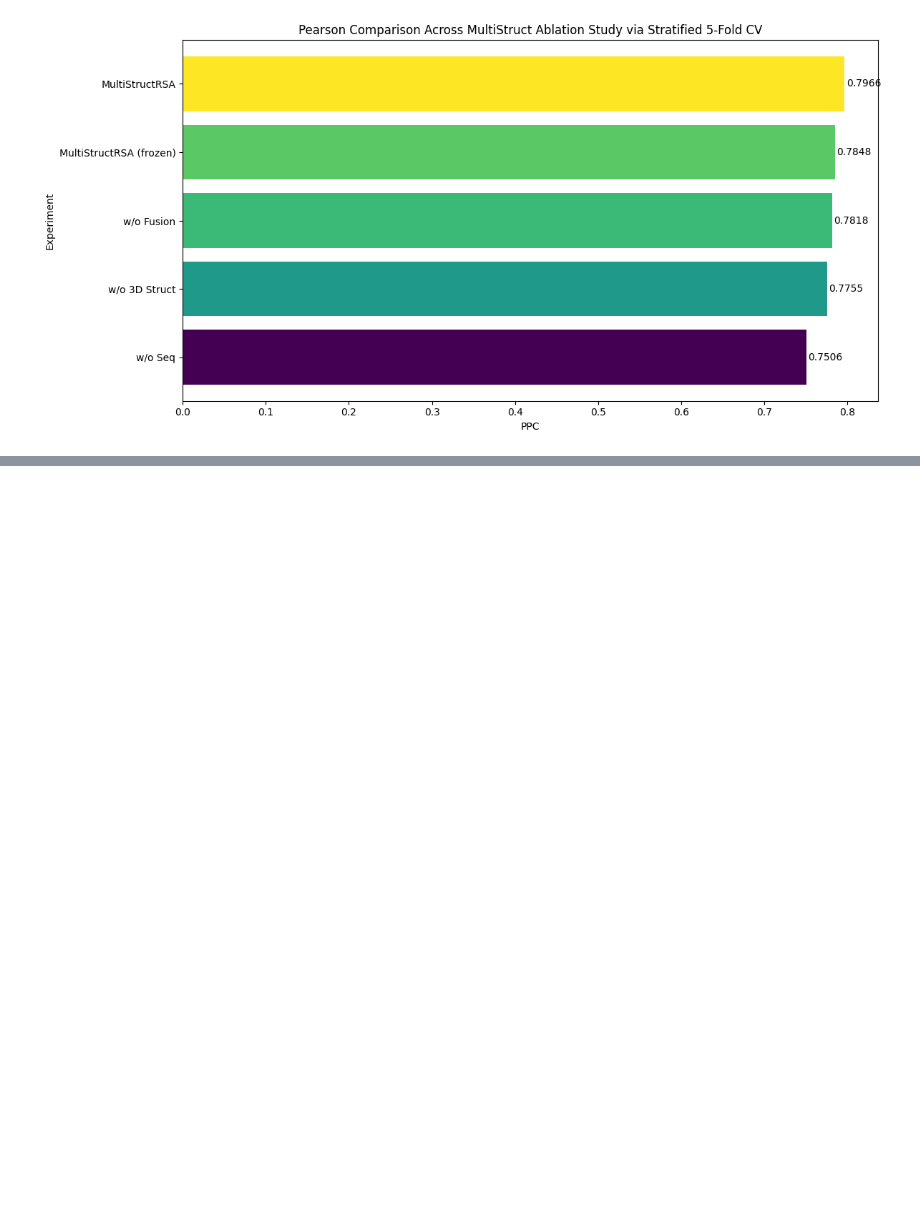
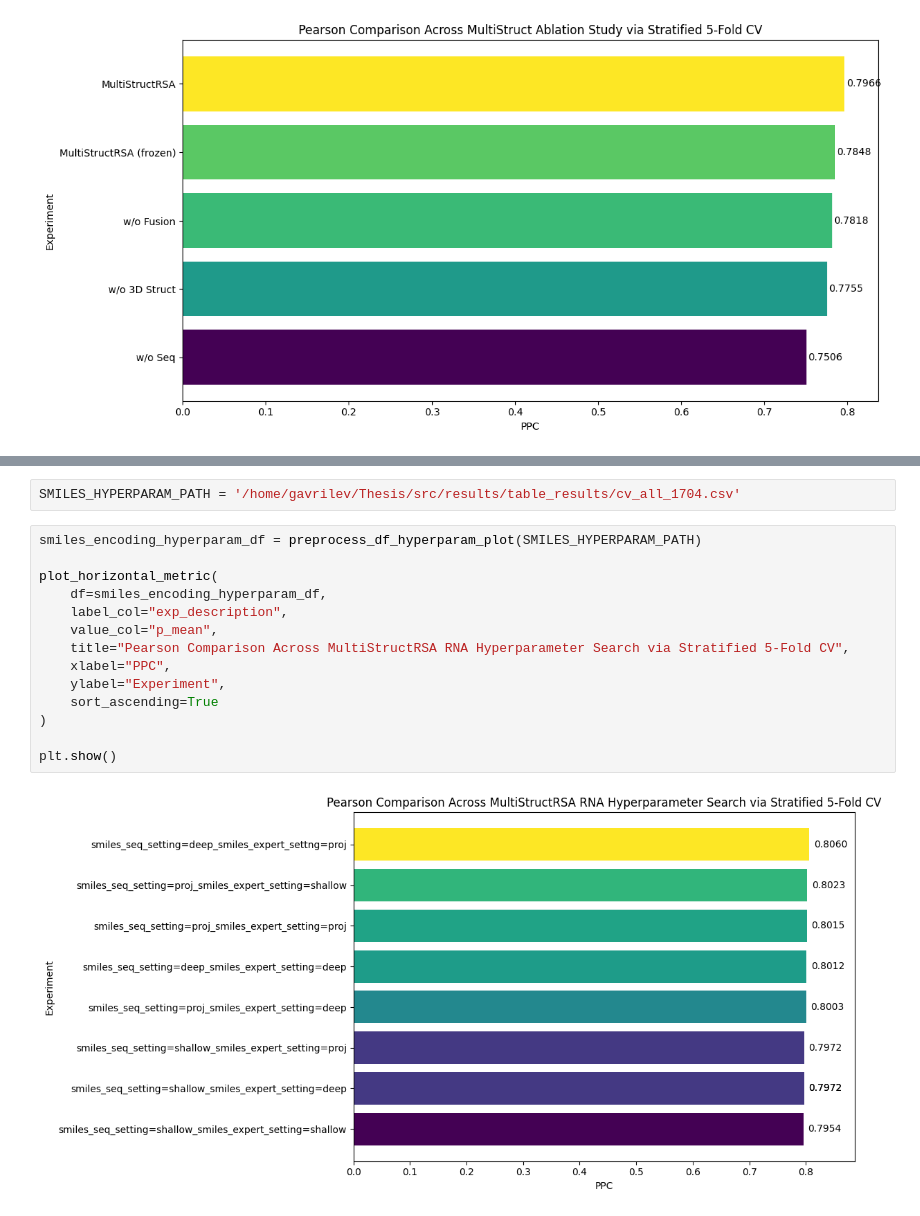
Before and after one commit to Gavision97/MultiStructRSA, a Jupyter notebook: notebooks/analyse_exp_res.ipynb, the cells around one changed output, grey strips where cells are left out. Cells and saved outputs as stored; diff of their text form; blank space fills up the shorter version.

```diff
--- a/notebooks/analyse_exp_res.ipynb
+++ b/notebooks/analyse_exp_res.ipynb
@@ -132,0 +263,18 @@ plt.show()
+# %%
+SMILES_HYPERPARAM_PATH = '/home/gavrilev/Thesis/src/results/table_results/cv_all_1704.csv'
+# %%
+smiles_encoding_hyperparam_df = preprocess_df_hyperparam_plot(SMILES_HYPERPARAM_PATH)
+
+plot_horizontal_metric(
+    df=smiles_encoding_hyperparam_df,
+    label_col="exp_description",
+    value_col="p_mean",
+    title="Pearson Comparison Across MultiStructRSA RNA Hyperparameter Search via Stratified 5-Fold CV",
+    xlabel="PPC",
+    ylabel="Experiment",
+    sort_ascending=True
+)
+
+plt.show()
+# %% [output]
+[figure, added]
```
Also changed, not shown: parts of 30 cells of this notebook, 27 other files.
